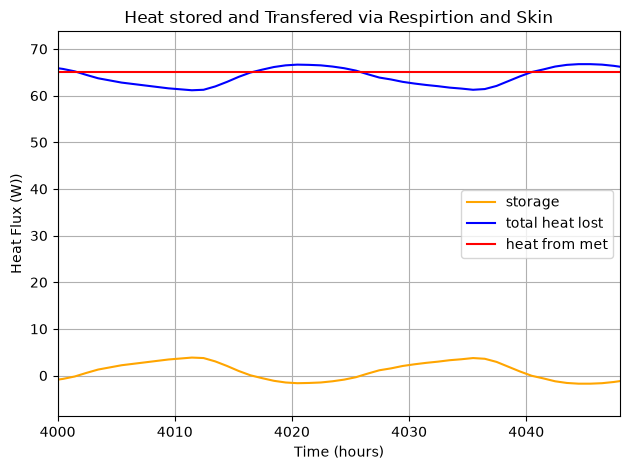
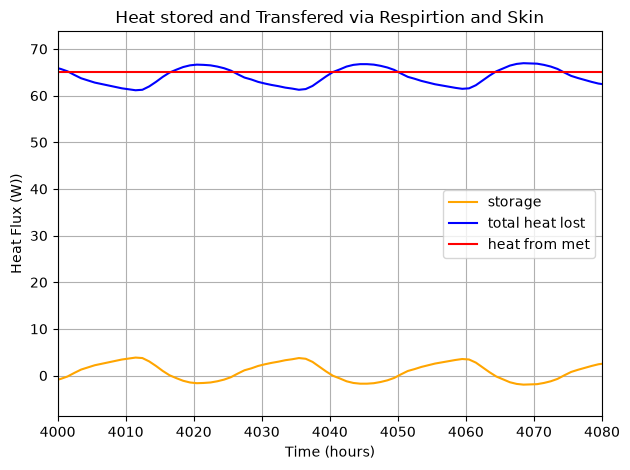
Code edit (unified diff) that turned the first committed figure into the second:
--- before
+++ after
@@ -49,5 +49,5 @@
 
 # graphing again!
-fig, ax = plt.subplots()
+fig, ax = plt.subplots() 
 ax.plot(time_hours, storage, label='storage', color='orange')
 ax.plot(time_hours, (q_sk+q_res), label='total heat lost', color='blue')
@@ -55,6 +55,4 @@
 #ax.plot(time_hours, q_res, label='heat loss from respiration', color='green')
 ax.plot(time_hours, np.array([met_rate] * len(time_hours)), label='heat from met', color='red')
-
-
 
 ax.set_xlabel('Time (hours)')
@@ -64,5 +62,5 @@
 
 ax.legend()
-plt.xlim(4000, 4048)
+plt.xlim(4000, 4080)
 plt.tight_layout()
 plt.show()

Commit: notes on next steps